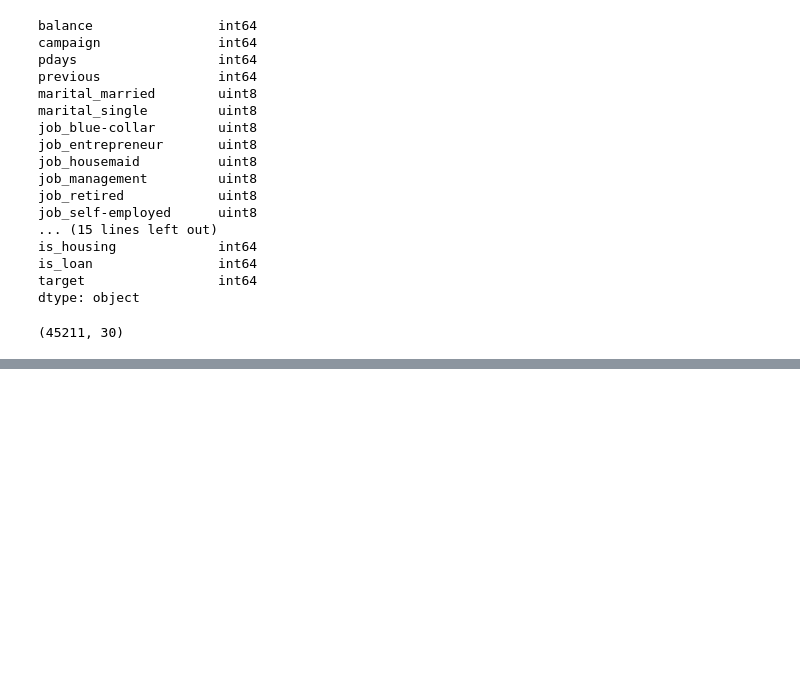
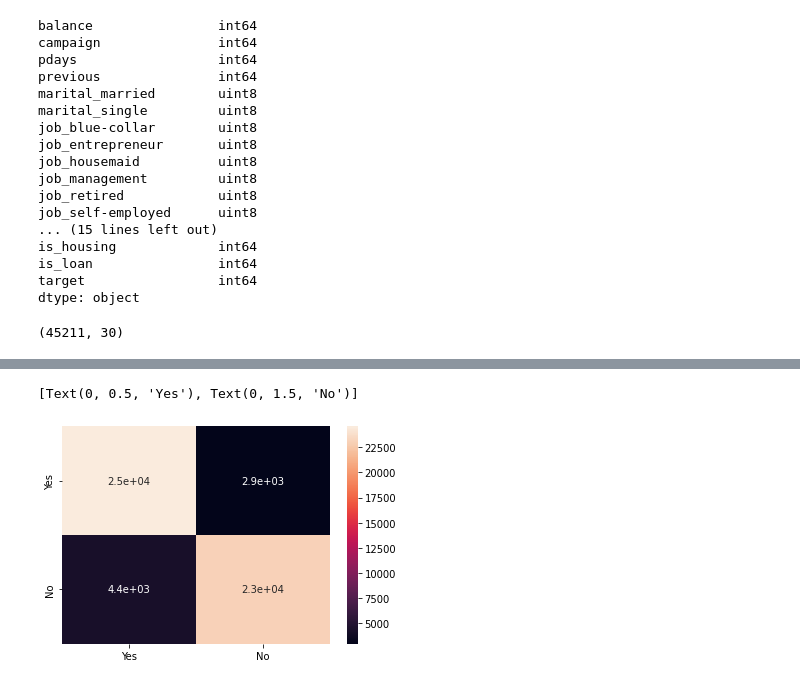
Before and after one commit to Vinitladse/-Bank-Marketing-Effectiveness-Prediction, a Jupyter notebook: Vinit_ladse(Group)_Bank_Marketing_Effectiveness_Prediction_Capstone_Project.ipynb, the cells around one changed output, grey strips where cells are left out. Drawn from its saved outputs; the diff is of its cells as text; code cells hidden in the pictures; blank space fills up the shorter version.

```diff
--- a/Vinit_ladse(Group)_Bank_Marketing_Effectiveness_Prediction_Capstone_Project.ipynb
+++ b/Vinit_ladse(Group)_Bank_Marketing_Effectiveness_Prediction_Capstone_Project.ipynb
@@ -724,0 +898,14 @@ df.shape
+# %%
+ax = plt.subplot()
+sns.heatmap(confusion_matrix , annot = True , ax = ax)
+
+# labels, title and ticks
+
+ax.set_xlabel = ('Predicted_labels')
+ax.set_ylabel = ('True labels')
+ax.set_title = ('Confusion Matrix')
+ax.xaxis.set_ticklabels(labels)
+ax.yaxis.set_ticklabels(labels)
+# %% [output]
+[Text(0, 0.5, 'Yes'), Text(0, 1.5, 'No')]
+[figure, added]
```
Also changed, not shown: parts of 31 cells of this notebook.
